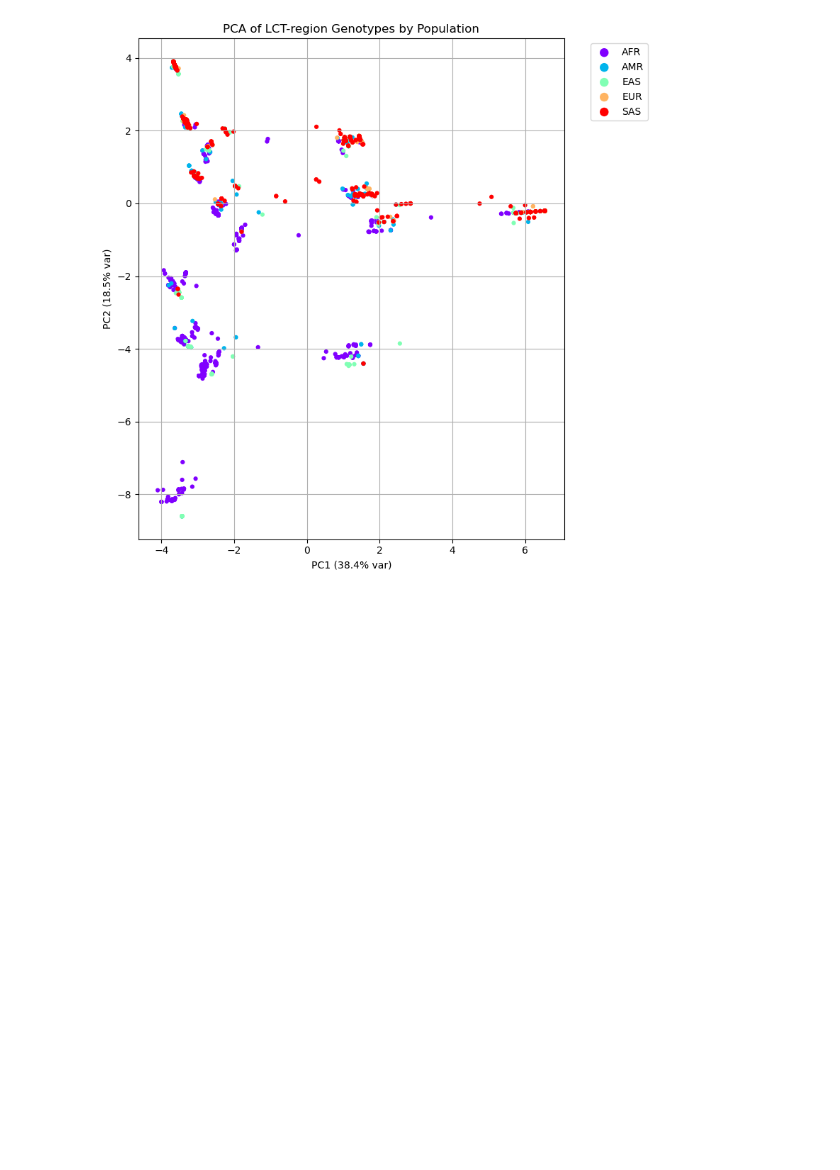
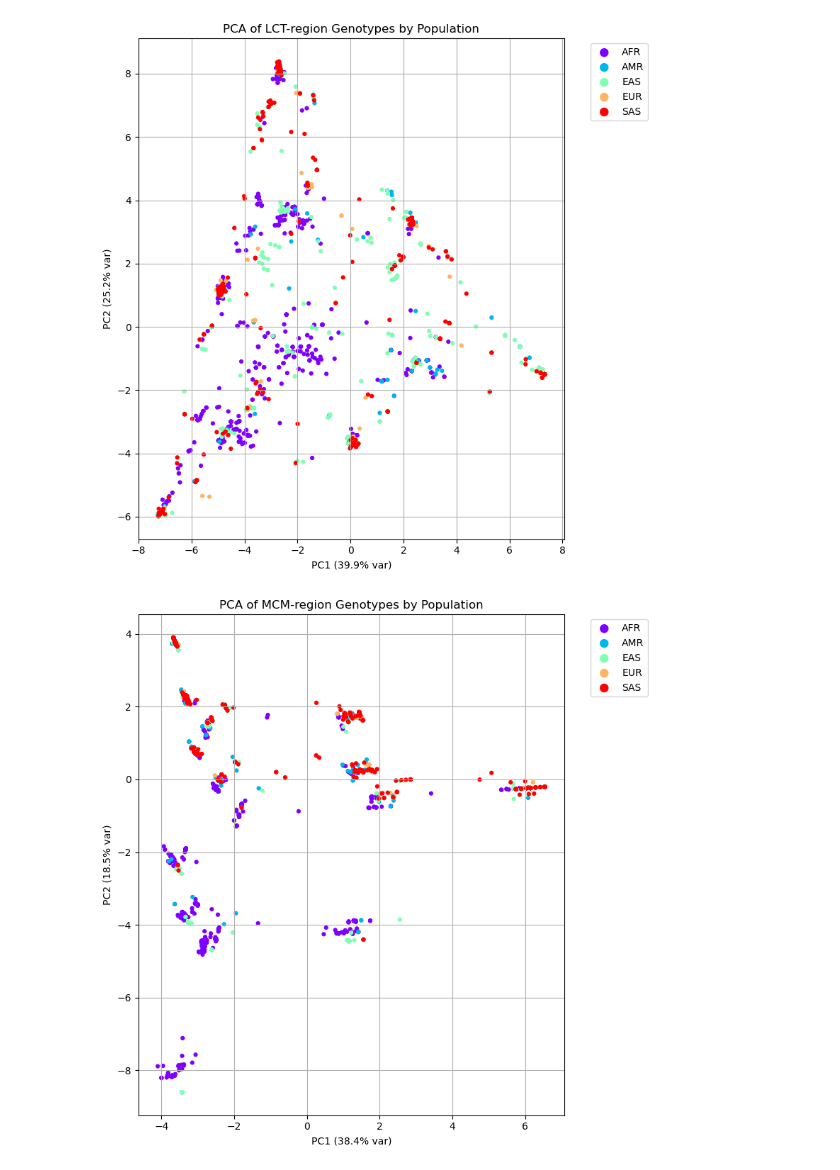
Before and after one commit to msun5040/biol1435_final_project, a Jupyter notebook: Analysis Colab.ipynb, the cells around one changed output. Saved outputs shown, nothing was run; the diff lists cells and outputs as text; code cells hidden in the pictures; blank space fills up the shorter version.

```diff
--- a/Analysis Colab.ipynb
+++ b/Analysis Colab.ipynb
@@ -64,3 +46,37 @@ species_id = [sample.split('.')[0] for sample in heli_samps]
+# %%
+pops = merged["super_population"].values
+
+gt = tgp_LCT_gt[:]            # (V, N, 2)
+ac = gt.sum(axis=2)           # (V, N)
+geno = ac.T                   # (N, V)
+pca = PCA(n_components=2)
+coords = pca.fit_transform(geno)
+
+# get the unique populations and a qualitative colormap
+unique_pops = np.unique(pops)
+cmap = plt.get_cmap("rainbow", len(unique_pops))
+
+plt.figure(figsize=(8,8))
+for i, pop in enumerate(unique_pops):
+    mask = (pops == pop)
+    plt.scatter(
+        coords[mask, 0],
+        coords[mask, 1],
+        s=20,
+        color=cmap(i),
+        label=pop,
+        edgecolor="none"
+    )
+
+plt.xlabel(f"PC1 ({pca.explained_variance_ratio_[0]*100:.1f}% var)")
+plt.ylabel(f"PC2 ({pca.explained_variance_ratio_[1]*100:.1f}% var)")
+plt.title("PCA of LCT-region Genotypes by Population")
+plt.legend(markerscale=2, bbox_to_anchor=(1.05,1), loc="upper left")
+plt.grid(True)
+plt.tight_layout()
+plt.show()
+# %% [output]
+[figure, added]
 # %%
 import numpy as np
 from sklearn.decomposition import PCA
@@ -94,10 +110,10 @@ for i, pop in enumerate(unique_pops):
 
 plt.xlabel(f"PC1 ({pca.explained_variance_ratio_[0]*100:.1f}% var)")
 plt.ylabel(f"PC2 ({pca.explained_variance_ratio_[1]*100:.1f}% var)")
-plt.title("PCA of LCT-region Genotypes by Population")
+plt.title("PCA of MCM-region Genotypes by Population")
 plt.legend(markerscale=2, bbox_to_anchor=(1.05,1), loc="upper left")
 plt.grid(True)
 plt.tight_layout()
 plt.show()
 # %% [output]
-[figure, old version]
+[figure, new version]
```
Also changed, not shown: parts of 14 cells of this notebook, 6 other files.
